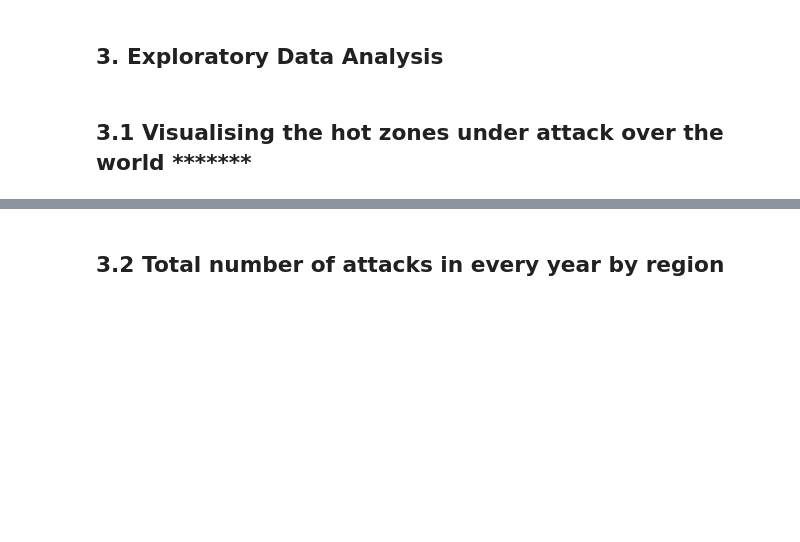
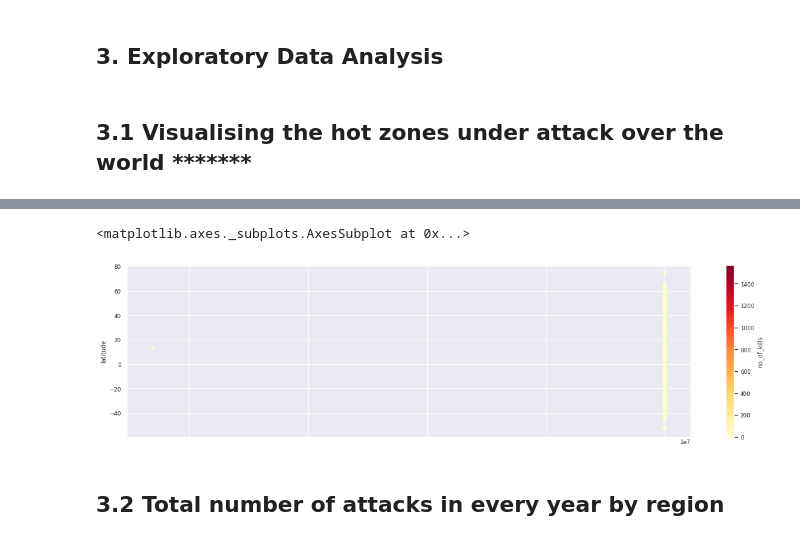
Before and after one commit to kunikagupta27/Global-Terrorism-Analysis, a Jupyter notebook: Global_Terrorism_Analysis_Capstone_Project.ipynb, the cells around one changed output, grey strips where cells are left out. Drawn from its saved outputs; the diff is of its cells as text; code cells hidden in the pictures; blank space fills up the shorter version.

```diff
--- a/Global_Terrorism_Analysis_Capstone_Project.ipynb
+++ b/Global_Terrorism_Analysis_Capstone_Project.ipynb
@@ -208,0 +198,3 @@ attack_data
+# %%
+new_data = terrorism_data_new.dropna(axis = 0, subset= ['latitude','longitude'])
+new_data.isnull().sum()
@@ -209,3 +219,9 @@ attack_data
+# %%
+new_data.plot(x="longitude", y="latitude", kind="scatter", c="no_of_kills",
+colormap="YlOrRd")
+# %% [output]
+<matplotlib.axes._subplots.AxesSubplot at 0x...>
+[figure, added]
 # %% [markdown]
 ## <b> 3.2 Total number of attacks in every year by region
 # %%
```
Also changed, not shown: parts of 9 cells of this notebook.
